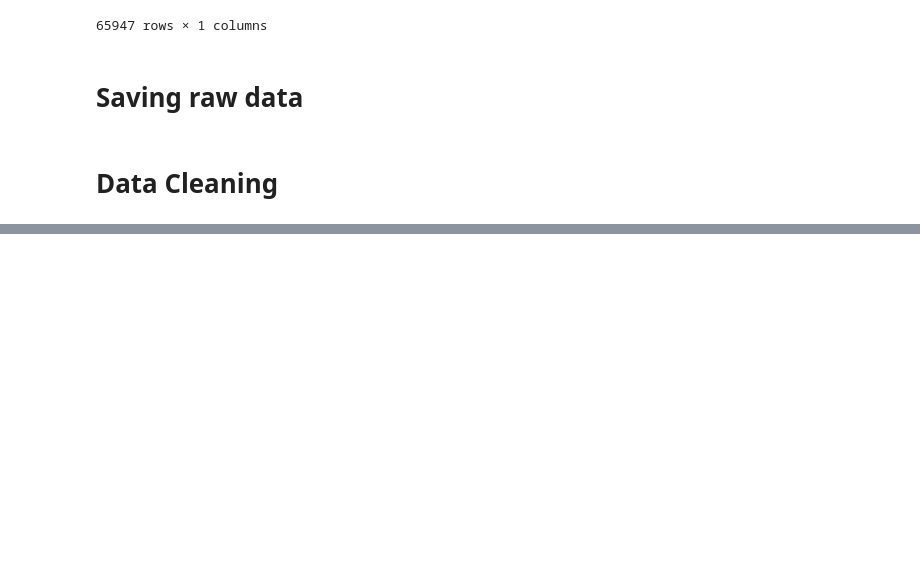
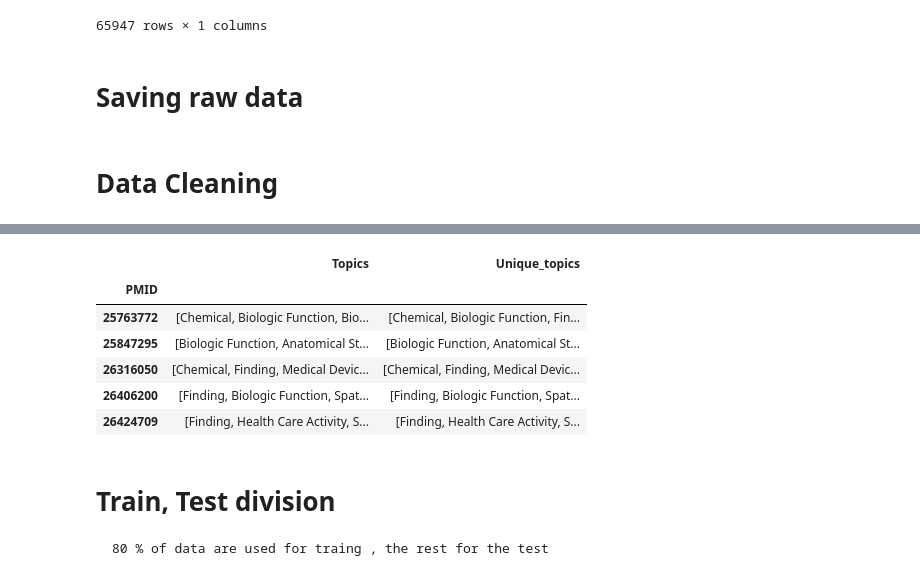
Before and after one commit to hadaszm/NLP, a Jupyter notebook: data_analysis.ipynb, the cells around one changed output, grey strips where cells are left out. Cells and saved outputs as stored; diff of their text form; code cells hidden in the pictures; blank space fills up the shorter version.

````diff
--- a/data_analysis.ipynb
+++ b/data_analysis.ipynb
@@ -229,0 +300,19 @@ data_21.to_csv(os.path.join(folder,"titles_and_abstracts_processed.csv"))
+# %%
+grouped_annotations = annotations_21.groupby('PMID')
+topics_per_document = grouped_annotations.apply(lambda group : group['SemanticMeaning'].to_list())
+grouped_annotations = pd.DataFrame(topics_per_document).rename(columns = {0:'Topics'})
+grouped_annotations['Unique_topics'] = grouped_annotations['Topics'].apply(lambda l: pd.unique(l))
+grouped_annotations.head()
+# %% [output]
+|  | Topics | Unique_topics |
+| PMID |  |  |
+| 25763772 | [Chemical, Biologic Function, Bio... | [Chemical, Biologic Function, Fin... |
+| 25847295 | [Biologic Function, Anatomical St... | [Biologic Function, Anatomical St... |
+| 26316050 | [Chemical, Finding, Medical Devic... | [Chemical, Finding, Medical Devic... |
+| 26406200 | [Finding, Biologic Function, Spat... | [Finding, Biologic Function, Spat... |
+| 26424709 | [Finding, Health Care Activity, S... | [Finding, Health Care Activity, S... |
+# %% [markdown]
+# Train, Test division
+```
+80 % of data are used for traing , the rest for the test
+```
````
Also changed, not shown: parts of 25 cells of this notebook, 1 other file.
